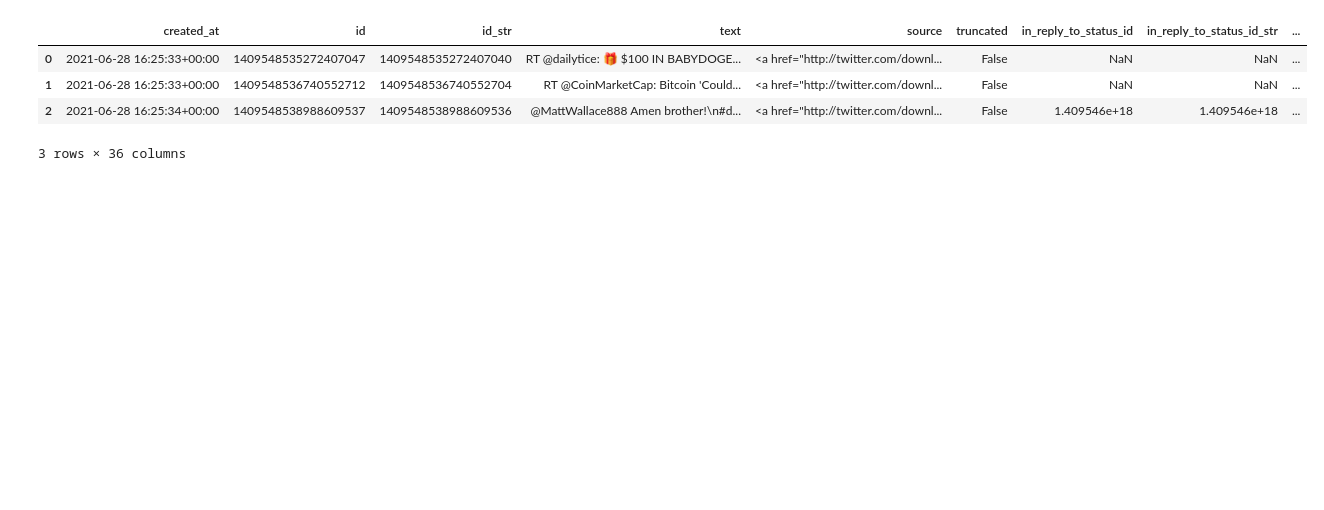
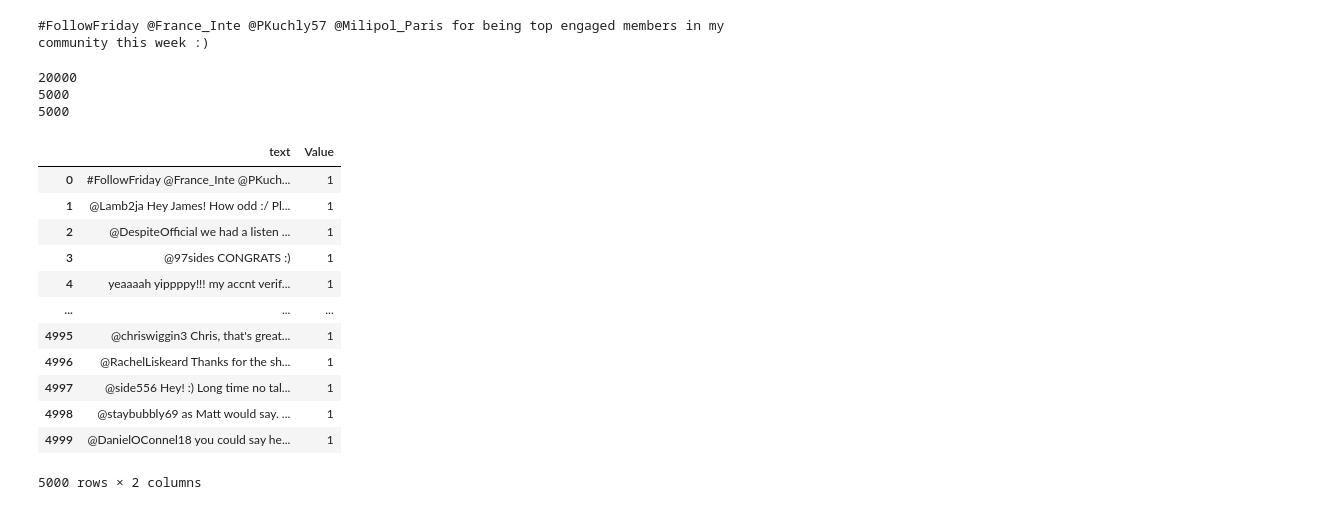
Before and after one commit to Slurbisaur/CryptoSentiment, a Jupyter notebook: Data/main_Data.ipynb, the cells around one changed output. Cells and saved outputs as stored; diff of their text form; code cells hidden in the pictures; blank space fills up the shorter version.

Commit message:
Model und bereicherung des Dataframes

```diff
--- a/Data/main_Data.ipynb
+++ b/Data/main_Data.ipynb
@@ -66,8 +9,37 @@ Name: text, dtype: object
+# %%
+pos_twee = twitter_samples.strings('positive_tweets.json')
+neg_twee = twitter_samples.strings('negative_tweets.json')
+text = twitter_samples.strings('tweets.20150430-223406.json')
+# %%
+print(pos_twee[0])
+# %% [output]
+#FollowFriday @France_Inte @PKuchly57 @Milipol_Paris for being top engaged members in my community this week :)
+# %%
+print(len(text))
+print(len(pos_twee))
+print(len(neg_twee))
+# %% [output]
+20000
+5000
+5000
+# %%
+df = pd.DataFrame (pos_twee,columns=['text'])
+df['Value'] = 1
+df2 = pd.DataFrame (neg_twee,columns=['text'])
+df2['Value'] = -1
 # %%
-df.head(3)
+df
 # %% [output]
-|  | created_at | id | id_str | text | source | truncated | in_reply_to_status_id | in_reply_to_status_id_str | ... |
-| 0 | 2021-06-28 16:25:33+00:00 | 1409548535272407047 | 1409548535272407040 | RT @dailytice: 🎁 $100 IN BABYDOGE... | <a href="http://twitter.com/downl... | False | NaN | NaN | ... |
-| 1 | 2021-06-28 16:25:33+00:00 | 1409548536740552712 | 1409548536740552704 | RT @CoinMarketCap: Bitcoin 'Could... | <a href="http://twitter.com/downl... | False | NaN | NaN | ... |
-| 2 | 2021-06-28 16:25:34+00:00 | 1409548538988609537 | 1409548538988609536 | @MattWallace888 Amen brother!\n#d... | <a href="http://twitter.com/downl... | False | 1.409546e+18 | 1.409546e+18 | ... |
+|  | text | Value |
+| 0 | #FollowFriday @France_Inte @PKuch... | 1 |
+| 1 | @Lamb2ja Hey James! How odd :/ Pl... | 1 |
+| 2 | @DespiteOfficial we had a listen ... | 1 |
+| 3 | @97sides CONGRATS :) | 1 |
+| 4 | yeaaaah yippppy!!! my accnt verif... | 1 |
+| ... | ... | ... |
+| 4995 | @chriswiggin3 Chris, that's great... | 1 |
+| 4996 | @RachelLiskeard Thanks for the sh... | 1 |
+| 4997 | @side556 Hey! :) Long time no tal... | 1 |
+| 4998 | @staybubbly69 as Matt would say. ... | 1 |
+| 4999 | @DanielOConnel18 you could say he... | 1 |
-3 rows × 36 columns
+5000 rows × 2 columns
```
Also changed, not shown: parts of 53 cells of this notebook.
